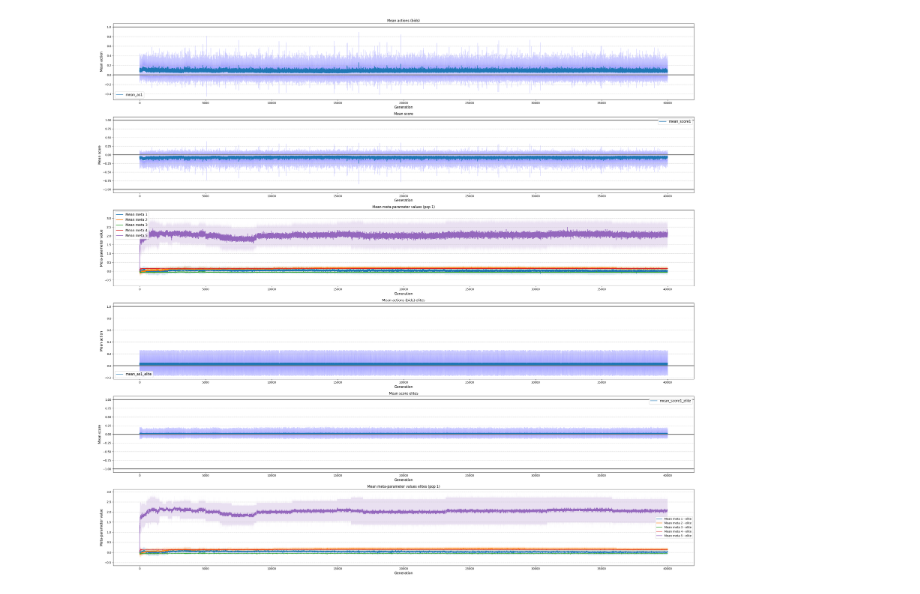
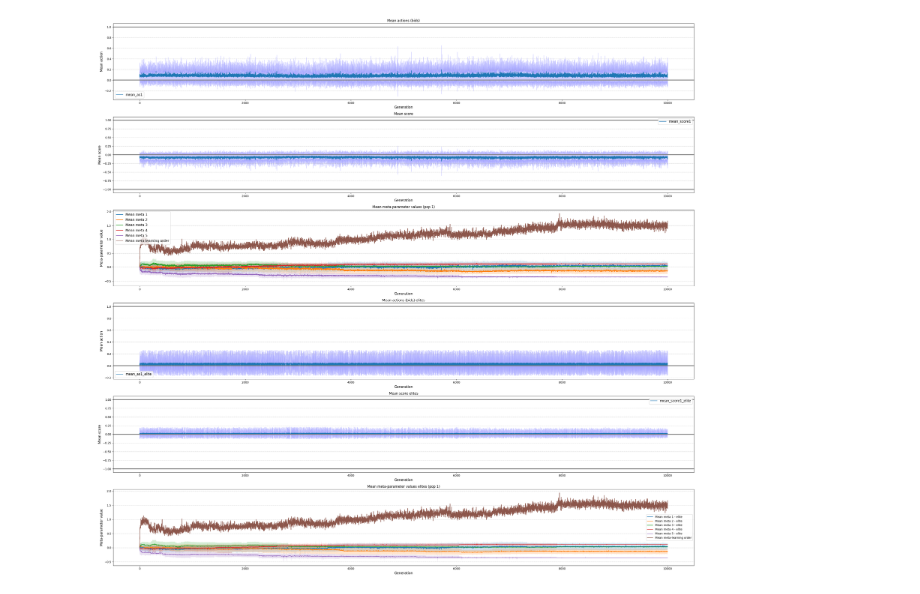
Before and after one commit to BGasperov/FERLUDE, a Jupyter notebook: code/Higher order mutation rates for an all-pay auction_N_players.ipynb, the cells around one changed output. Drawn from its saved outputs; the diff is of its cells as text; code cells hidden in the pictures.

```diff
--- a/code/Higher order mutation rates for an all-pay auction_N_players.ipynb
+++ b/code/Higher order mutation rates for an all-pay auction_N_players.ipynb
@@ -236,10 +236,10 @@ popevo = PopulationEvolution(
     population_size = 100,
     top_k = 20,
     main_genotype_length = 1,
-    max_meta_level = 4,
+    max_meta_level = 5,
     meta_initialization = 0.1,
     meta_mutation_rate = 0.1,
-    nr_of_generations = 40000,
+    nr_of_generations = 10000,
     referential = False,
     elitism = True,
     value = 1,
@@ -301,23 +301,24 @@ def plotter(final_t):
     plt.legend(["mean_score1"], fontsize=12)
 
     # Third subplot: Mean meta-parameter values (pop 1)
-    if mean_metas.ndim > 1:
-        plotcounter += 1
-        plt.subplot(6, 1, plotcounter)
-        for i in range(mean_metas.shape[1]):
-            plt.plot(mean_metas[0:final_t][:, i], label="Mean meta {}".format(i+1))
-            plt.fill_between(np.arange(final_t), mean_metas[0:final_t][:, i] - std_metas[0:final_t][:, i],
-                            mean_metas[0:final_t][:, i] + std_metas[0:final_t][:, i], alpha=0.2)
-        #plt.axhline(y=-1, color='gray', linestyle='-', linewidth=3)
-        #plt.axhline(y=-0.5, color='gray', linestyle='--', linewidth=3)
-        #plt.axhline(y=0, color='gray', linestyle='-', linewidth=3)
-        #plt.axhline(y=0.5, color='gray', linestyle='--', linewidth=3)
-        #plt.axhline(y=1, color='gray', linestyle='-', linewidth=3)
-        plt.grid(True, axis='y', linestyle='--', alpha=0.7)
-        plt.title("Mean meta-parameter values (pop 1)", fontsize=12)
-        plt.xlabel("Generation", fontsize=12)
-        plt.ylabel("Meta-parameter value", fontsize=12)
-        plt.legend(fontsize=12)
+    #if mean_metas.ndim > 1:
+    plotcounter += 1
+    plt.subplot(6, 1, plotcounter)
+    for i in range(mean_metas.shape[1]-1):
+        plt.plot(mean_metas[0:final_t][:, i], label="Mean meta {}".format(i+1))
+        plt.fill_between(np.arange(final_t), mean_metas[0:final_t][:, i] - std_metas[0:final_t][:, i],
+                        mean_metas[0:final_t][:, i] + std_metas[0:final_t][:, i], alpha=0.2)
+    plt.plot(mean_metas[0:final_t][:, -1], label="Mean meta-learning order")
+    #plt.axhline(y=-1, color='gray', linestyle='-', linewidth=3)
+    #plt.axhline(y=-0.5, color='gray', linestyle='--', linewidth=3)
+    #plt.axhline(y=0, color='gray', linestyle='-', linewidth=3)
+    #plt.axhline(y=0.5, color='gray', linestyle='--', linewidth=3)
+    #plt.axhline(y=1, color='gray', linestyle='-', linewidth=3)
+    plt.grid(True, axis='y', linestyle='--', alpha=0.7)
+    plt.title("Mean meta-parameter values (pop 1)", fontsize=12)
+    plt.xlabel("Generation", fontsize=12)
+    plt.ylabel("Meta-parameter value", fontsize=12)
+    plt.legend(fontsize=12)
 
     # Fifth subplot: Mean actions (bids) elites
     plotcounter += 1
@@ -349,27 +350,28 @@ def plotter(final_t):
     plt.legend(["mean_score1_elite"], fontsize=12)
 
     # Seventh subplot: Meta elites 1st pop
-    if mean_metas_elite.ndim > 1:
-        plotcounter += 1
-        plt.subplot(6, 1, plotcounter)
-        for i in range(mean_metas_elite.shape[1]):
-            plt.plot(mean_metas_elite[0:final_t][:,i],label="Mean meta {} - elite".format(i+1))
-            plt.fill_between(np.arange(final_t), mean_metas_elite[0:final_t][:,i] - std_metas_elite[0:final_t][:,i],
-                            mean_metas_elite[0:final_t][:,i] + std_metas_elite[0:final_t][:,i], alpha=0.2)
-        #plt.axhline(y=-1, color='gray', linestyle='-', linewidth=3)
-        #plt.axhline(y=-0.5, color='gray', linestyle='--', linewidth=3)
-        #plt.axhline(y=0, color='gray', linestyle='-', linewidth=3)
-        #plt.axhline(y=0.5, color='gray', linestyle='--', linewidth=3)
-        #plt.axhline(y=1, color='gray', linestyle='-', linewidth=3)
-        plt.grid(True, axis='y', linestyle='--', alpha=0.7)
-        plt.title("Mean meta-parameter values elites (pop 1)", fontsize=12)
-        plt.xlabel("Generation", fontsize=12)
-        plt.ylabel("Meta-parameter value", fontsize=12)
-        plt.legend()
+    #if mean_metas_elite.ndim > 1:
+    plotcounter += 1
+    plt.subplot(6, 1, plotcounter)
+    for i in range(mean_metas_elite.shape[1]-1):
+        plt.plot(mean_metas_elite[0:final_t][:,i],label="Mean meta {} - elite".format(i+1))
+        plt.fill_between(np.arange(final_t), mean_metas_elite[0:final_t][:,i] - std_metas_elite[0:final_t][:,i],
+                        mean_metas_elite[0:final_t][:,i] + std_metas_elite[0:final_t][:,i], alpha=0.2)
+    plt.plot(mean_metas[0:final_t][:, -1], label="Mean meta-learning order")
+    #plt.axhline(y=-1, color='gray', linestyle='-', linewidth=3)
+    #plt.axhline(y=-0.5, color='gray', linestyle='--', linewidth=3)
+    #plt.axhline(y=0, color='gray', linestyle='-', linewidth=3)
+    #plt.axhline(y=0.5, color='gray', linestyle='--', linewidth=3)
+    #plt.axhline(y=1, color='gray', linestyle='-', linewidth=3)
+    plt.grid(True, axis='y', linestyle='--', alpha=0.7)
+    plt.title("Mean meta-parameter values elites (pop 1)", fontsize=12)
+    plt.xlabel("Generation", fontsize=12)
+    plt.ylabel("Meta-parameter value", fontsize=12)
+    plt.legend()
     print("Mean score, 1st population: ", np.mean(mean_scores))
     print("Mean dispersion, 1st population: ", np.mean(std_scores))
     print("Mean elite score, 1st population: ", np.mean(mean_scores_elite))
     #print("Mean elite score, 2nd population: ", np.mean(mean_scores2_elite))
     plt.tight_layout()
-plotter(40000)
+plotter(popevo.nr_of_generations)
 # %% [output]
@@ -379 +381 @@ Mean elite score, 1st population:  0.013441608863606812
-[figure, old version]
+[figure, new version]
```
Also changed, not shown: parts of 2 cells of this notebook.
